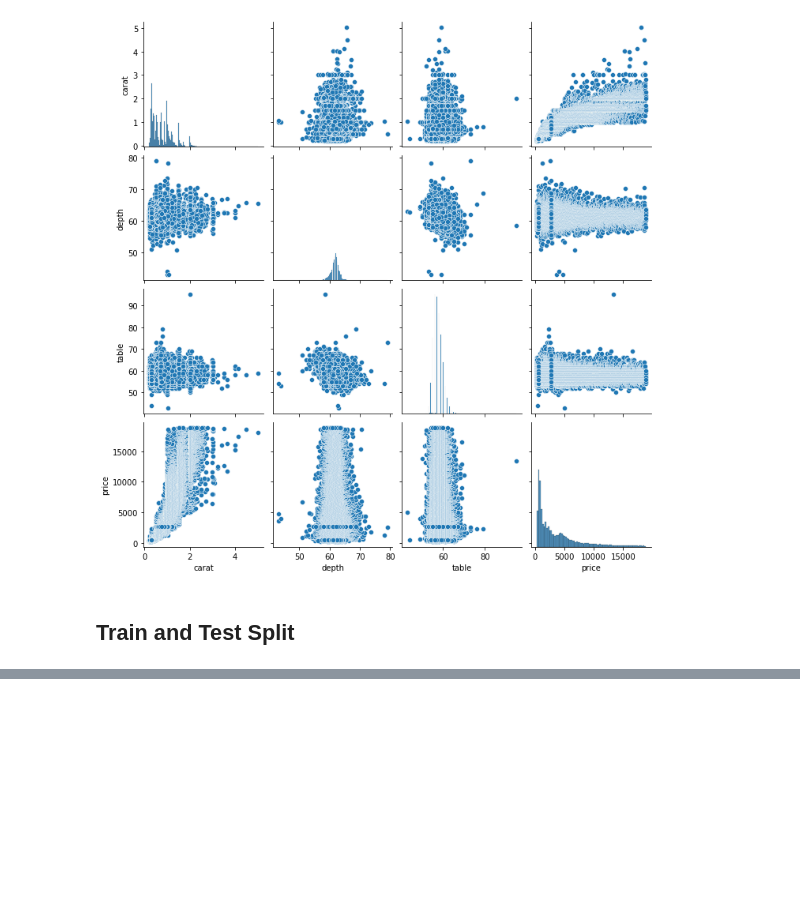
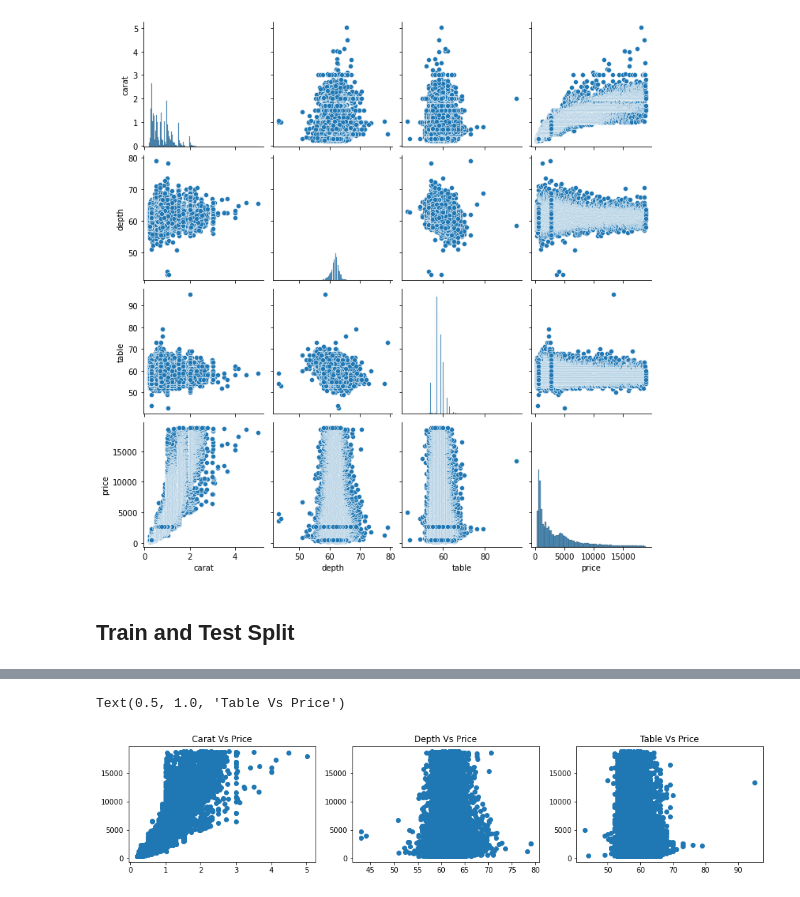
Before and after one commit to Raghad2002Mohammed/AI-project, a Jupyter notebook: Diamonds.ipynb, the cells around one changed output, grey strips where cells are left out. Cells and saved outputs as stored; diff of their text form; code cells hidden in the pictures; blank space fills up the shorter version.

```diff
--- a/Diamonds.ipynb
+++ b/Diamonds.ipynb
@@ -66,0 +88,13 @@ x_train,x_test,y_train,y_test=train_test_split(x,y,test_size=0.2,random_state=42
+# %%
+data=data[data["carat"]<q]
+# %%
+f,(ax1,ax2,ax3)=plt.subplots(1,3,figsize=(16,3))
+ax1.scatter(data["carat"],data["price"])
+ax1.set_title("Carat Vs Price")
+ax2.scatter(data["depth"],data["price"])
+ax2.set_title("Depth Vs Price")
+ax3.scatter(data["table"],data["price"])
+ax3.set_title("Table Vs Price")
+# %% [output]
+Text(0.5, 1.0, 'Table Vs Price')
+[figure, added]
```
Also changed, not shown: parts of 7 cells of this notebook.
